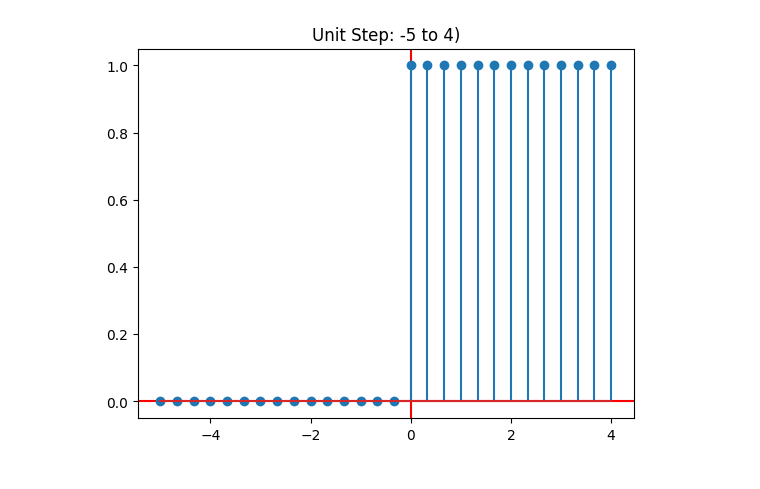
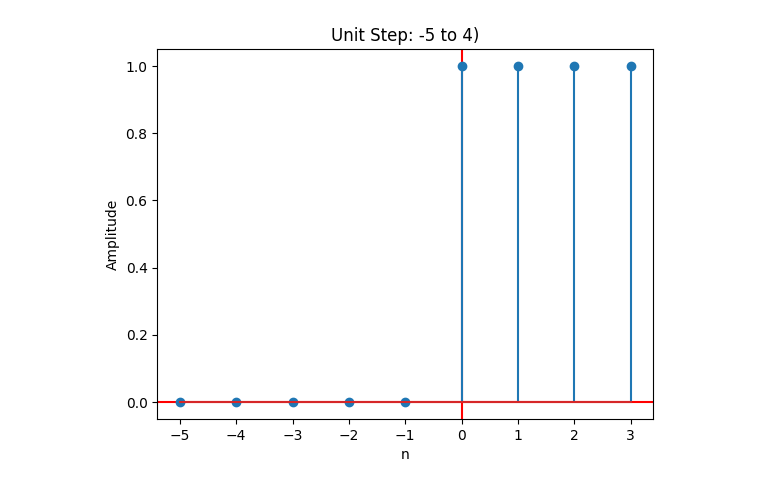
Before and after one commit to mdhasnainali/CSE3222-Digital_Signal_Peocessing_Lab, a Jupyter notebook: 0_generate_basic_graph.ipynb, the cells around one changed output. Saved outputs shown, nothing was run; the diff lists cells and outputs as text; code cells hidden in the pictures.

```diff
--- a/0_generate_basic_graph.ipynb
+++ b/0_generate_basic_graph.ipynb
@@ -38,23 +40,25 @@ cosine_wave(2, 0)
 # %%
-def unit_step(start, end, sampling_rate):
-    x = np.linspace(start=start,stop=end,num=int((end-start)*sampling_rate) + 1)
-    y = []
+def unit_step(start, end):
+    n = np.arange(start,end)
+    u = []
 
-    for i in x:
+    for i in n:
         if i<0:
-            y.append(0)
+            u.append(0)
         else:
-            y.append(1)
+            u.append(1)
 
     plt.title(f'Unit Step: {start} to {end})')
+    plt.xlabel("n")
+    plt.ylabel("Amplitude")
     plt.grid(True, which='both')
     plt.axhline(color='r')
     plt.axvline(color='r')
-    plt.stem(x,y)
+    plt.stem(n,u)
     plt.grid()
     plt.show()
 # %%
-unit_step(-5, 4, 3)
+unit_step(-5, 4)
 # %% [output]
-[figure, old version]
+[figure, new version]
 # %%
```
Also changed, not shown: parts of 9 cells of this notebook.
